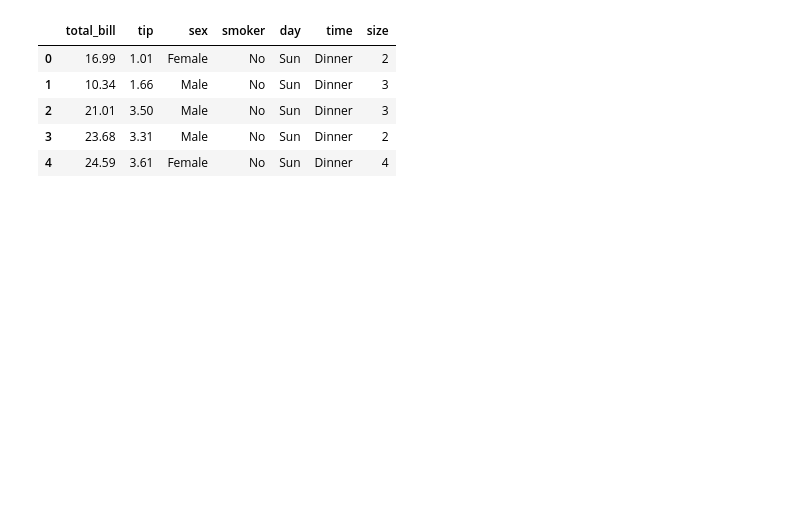
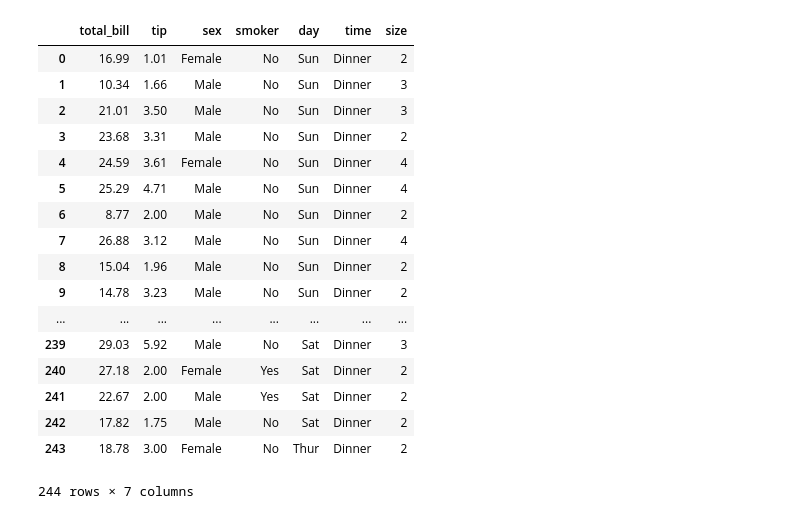
Before and after one commit to KatarzynaConnell/Fundamentals-Assessment-2019, a Jupyter notebook: Notebook.ipynb, the cells around one changed output. Cells and saved outputs as stored; diff of their text form; code cells hidden in the pictures; blank space fills up the shorter version.

Commit message:
link to dataset added, sorted tips, added loc function, created df with unique index

```diff
--- a/Notebook.ipynb
+++ b/Notebook.ipynb
@@ -10,14 +21,26 @@ import matplotlib.pyplot as plt
 
 #Import Statistical plotting library 'Seaborn' to create more advanced plot visualizations
 import seaborn as sns
-# %%
-# Establish the
-tips = sns.load_dataset("tips")
-tips.head()
-# %% [output]
-|  | total_bill | tip | sex | smoker | day | time | size |
-| 0 | 16.99 | 1.01 | Female | No | Sun | Dinner | 2 |
-| 1 | 10.34 | 1.66 | Male | No | Sun | Dinner | 3 |
-| 2 | 21.01 | 3.50 | Male | No | Sun | Dinner | 3 |
-| 3 | 23.68 | 3.31 | Male | No | Sun | Dinner | 2 |
-| 4 | 24.59 | 3.61 | Female | No | Sun | Dinner | 4 |
+# %%
+# Load the Tips dataset from the link
+df = pd.read_csv('https://raw.githubusercontent.com/mwaskom/seaborn-data/master/tips.csv')
+df
+# %% [output]
+|  | total_bill | tip | sex | smoker | day | time | size |
+| 0 | 16.99 | 1.01 | Female | No | Sun | Dinner | 2 |
+| 1 | 10.34 | 1.66 | Male | No | Sun | Dinner | 3 |
+| 2 | 21.01 | 3.50 | Male | No | Sun | Dinner | 3 |
+| 3 | 23.68 | 3.31 | Male | No | Sun | Dinner | 2 |
+| 4 | 24.59 | 3.61 | Female | No | Sun | Dinner | 4 |
+| 5 | 25.29 | 4.71 | Male | No | Sun | Dinner | 4 |
+| 6 | 8.77 | 2.00 | Male | No | Sun | Dinner | 2 |
+| 7 | 26.88 | 3.12 | Male | No | Sun | Dinner | 4 |
+| 8 | 15.04 | 1.96 | Male | No | Sun | Dinner | 2 |
+| 9 | 14.78 | 3.23 | Male | No | Sun | Dinner | 2 |
+| ... | ... | ... | ... | ... | ... | ... | ... |
+| 239 | 29.03 | 5.92 | Male | No | Sat | Dinner | 3 |
+| 240 | 27.18 | 2.00 | Female | Yes | Sat | Dinner | 2 |
+| 241 | 22.67 | 2.00 | Male | Yes | Sat | Dinner | 2 |
+| 242 | 17.82 | 1.75 | Male | No | Sat | Dinner | 2 |
+| 243 | 18.78 | 3.00 | Female | No | Thur | Dinner | 2 |
+244 rows × 7 columns
```
Also changed, not shown: parts of 12 cells of this notebook.
